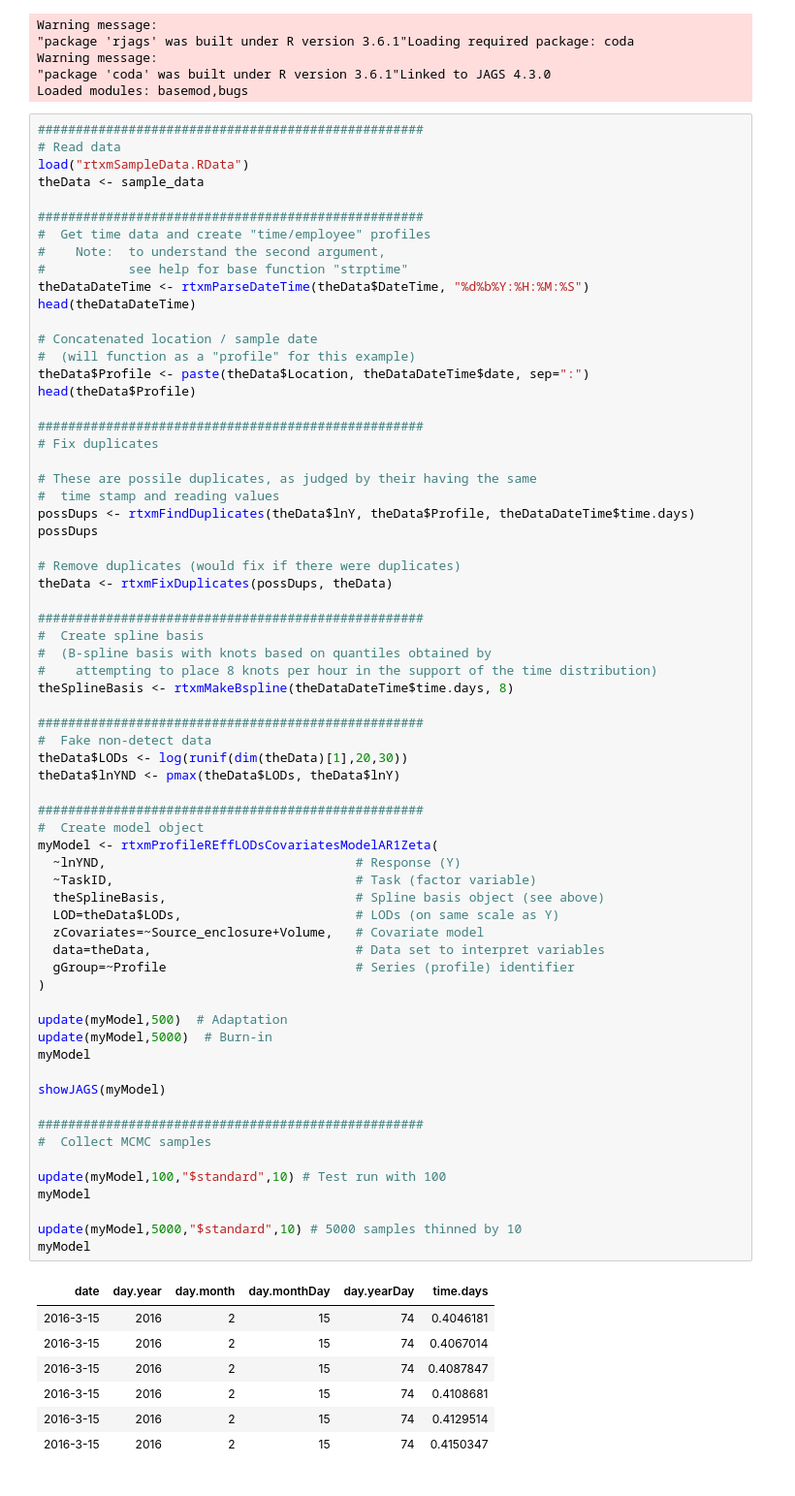
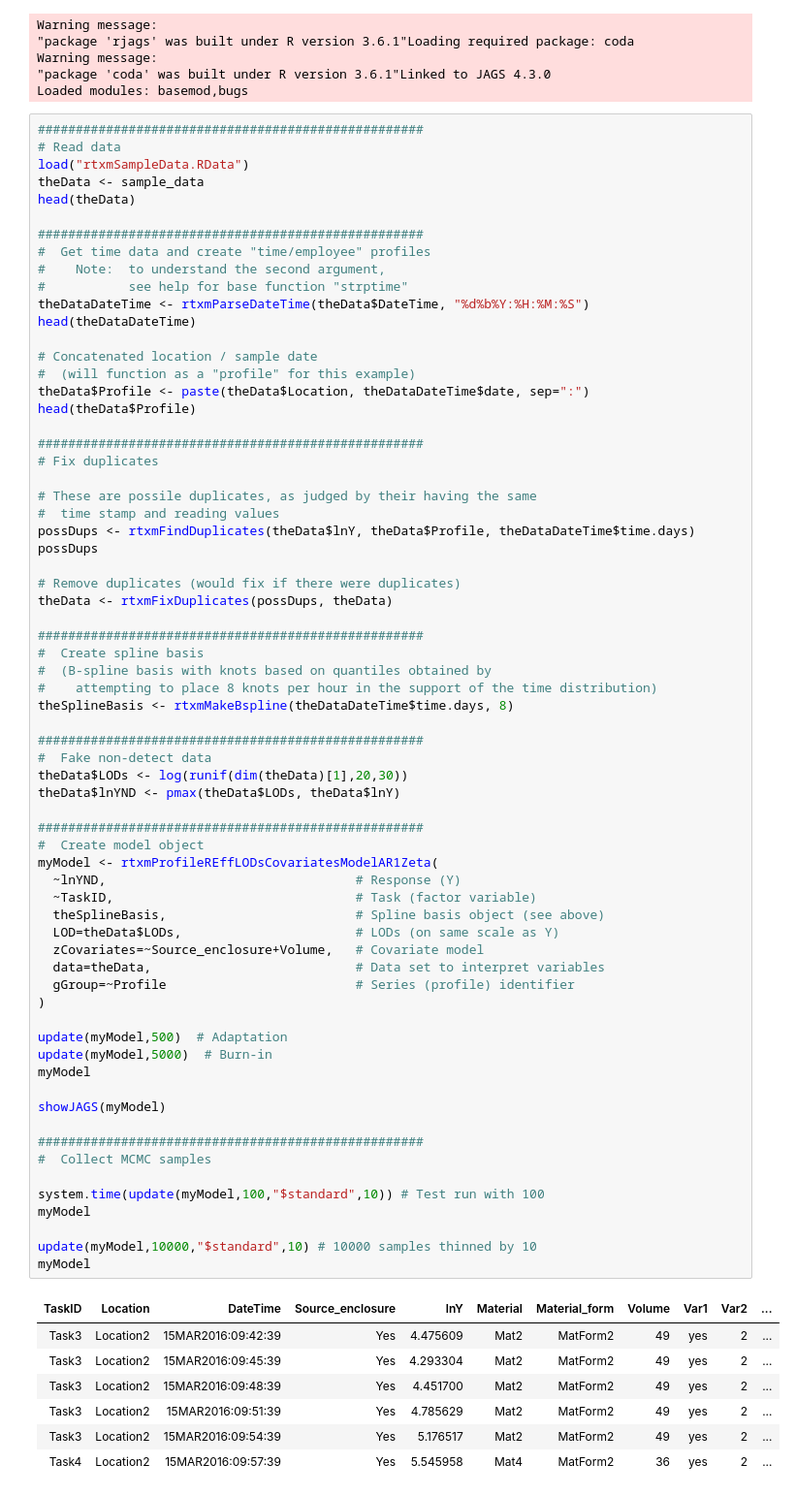
Before and after one commit to eahouseman/rtxm, a Jupyter notebook: rtxm-example14.ipynb, the cells around one changed output. Shown: that part at 97% size. Saved outputs shown, nothing was run; the diff lists cells and outputs as text.

```diff
--- a/rtxm-example14.ipynb
+++ b/rtxm-example14.ipynb
@@ -50,6 +52,7 @@ Loaded modules: basemod,bugs
 # Read data
 load("rtxmSampleData.RData")
 theData <- sample_data
+head(theData)
 
 ###################################################
 #  Get time data and create "time/employee" profiles
@@ -83,39 +86,39 @@ theSplineBasis <- rtxmMakeBspline(theDataDateTime$time.days, 8)
 ###################################################
 #  Fake non-detect data
 theData$LODs <- log(runif(dim(theData)[1],20,30))
 theData$lnYND <- pmax(theData$LODs, theData$lnY)
 
 ###################################################
 #  Create model object
 myModel <- rtxmProfileREffLODsCovariatesModelAR1Zeta(
   ~lnYND,                                 # Response (Y)
   ~TaskID,                                # Task (factor variable)
   theSplineBasis,                         # Spline basis object (see above)
   LOD=theData$LODs,                       # LODs (on same scale as Y)
   zCovariates=~Source_enclosure+Volume,   # Covariate model
   data=theData,                           # Data set to interpret variables
   gGroup=~Profile                         # Series (profile) identifier
 )
 
 update(myModel,500)  # Adaptation
 update(myModel,5000)  # Burn-in
 myModel
 
 showJAGS(myModel)
 
 ###################################################
 #  Collect MCMC samples
 
-update(myModel,100,"$standard",10) # Test run with 100
+system.time(update(myModel,100,"$standard",10)) # Test run with 100
 myModel
 
-update(myModel,5000,"$standard",10) # 5000 samples thinned by 10
+update(myModel,10000,"$standard",10) # 10000 samples thinned by 10
 myModel
 # %% [output]
-| date | day.year | day.month | day.monthDay | day.yearDay | time.days |
-| 2016-3-15 | 2016 | 2 | 15 | 74 | 0.4046181 |
-| 2016-3-15 | 2016 | 2 | 15 | 74 | 0.4067014 |
-| 2016-3-15 | 2016 | 2 | 15 | 74 | 0.4087847 |
-| 2016-3-15 | 2016 | 2 | 15 | 74 | 0.4108681 |
-| 2016-3-15 | 2016 | 2 | 15 | 74 | 0.4129514 |
-| 2016-3-15 | 2016 | 2 | 15 | 74 | 0.4150347 |
+| TaskID | Location | DateTime | Source_enclosure | lnY | Material | Material_form | Volume | Var1 | Var2 | ... |
+| Task3 | Location2 | 15MAR2016:09:42:39 | Yes | 4.475609 | Mat2 | MatForm2 | 49 | yes | 2 | ... |
+| Task3 | Location2 | 15MAR2016:09:45:39 | Yes | 4.293304 | Mat2 | MatForm2 | 49 | yes | 2 | ... |
+| Task3 | Location2 | 15MAR2016:09:48:39 | Yes | 4.451700 | Mat2 | MatForm2 | 49 | yes | 2 | ... |
+| Task3 | Location2 | 15MAR2016:09:51:39 | Yes | 4.785629 | Mat2 | MatForm2 | 49 | yes | 2 | ... |
+| Task3 | Location2 | 15MAR2016:09:54:39 | Yes | 5.176517 | Mat2 | MatForm2 | 49 | yes | 2 | ... |
+| Task4 | Location2 | 15MAR2016:09:57:39 | Yes | 5.545958 | Mat4 | MatForm2 | 36 | yes | 2 | ... |
```
Also changed, not shown: parts of 7 cells of this notebook.
